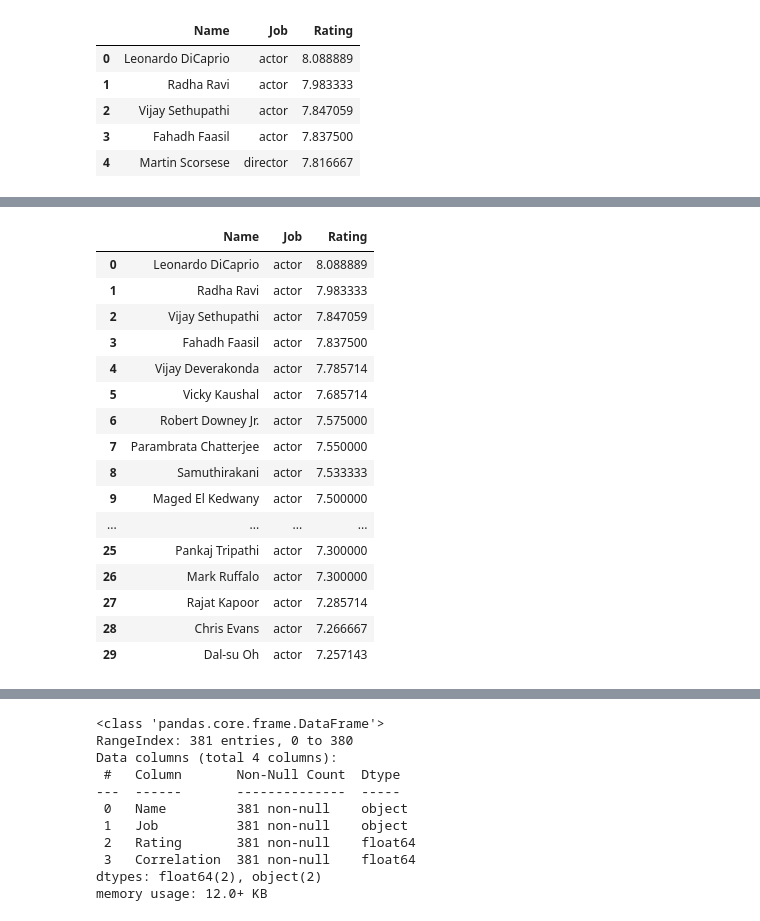
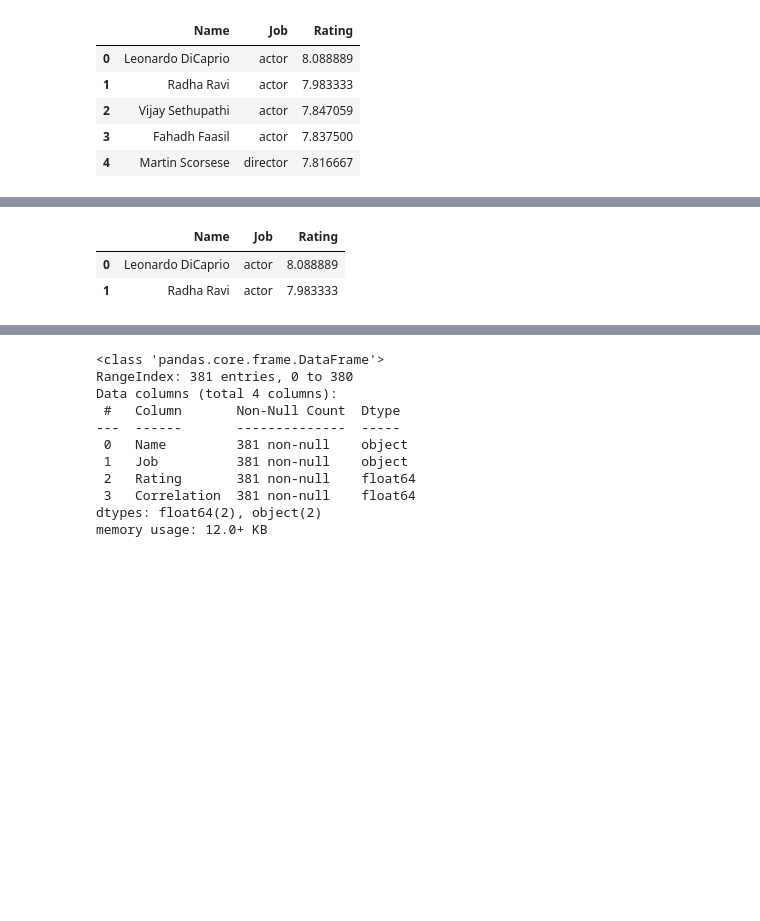
Before and after one commit to charlesmpan/FilmStudioMovieRec, a Jupyter notebook: final_notebook_cpan.ipynb, the cells around one changed output, grey strips where cells are left out. Cells and saved outputs as stored; diff of their text form; code cells hidden in the pictures; blank space fills up the shorter version.

```diff
--- a/final_notebook_cpan.ipynb
+++ b/final_notebook_cpan.ipynb
@@ -779,23 +757,9 @@ imdb_names.head(30)
 # %%
 imdb_actors = imdb_names.loc[imdb_names['Job']=='actor'].reset_index(drop=True)
-imdb_actors.head(30) #Actors
+imdb_actors.head(2) #Actors only
 # %% [output]
 |  | Name | Job | Rating |
 | 0 | Leonardo DiCaprio | actor | 8.088889 |
 | 1 | Radha Ravi | actor | 7.983333 |
-| 2 | Vijay Sethupathi | actor | 7.847059 |
-| 3 | Fahadh Faasil | actor | 7.837500 |
-| 4 | Vijay Deverakonda | actor | 7.785714 |
-| 5 | Vicky Kaushal | actor | 7.685714 |
-| 6 | Robert Downey Jr. | actor | 7.575000 |
-| 7 | Parambrata Chatterjee | actor | 7.550000 |
-| 8 | Samuthirakani | actor | 7.533333 |
-| 9 | Maged El Kedwany | actor | 7.500000 |
-| ... | ... | ... | ... |
-| 25 | Pankaj Tripathi | actor | 7.300000 |
-| 26 | Mark Ruffalo | actor | 7.300000 |
-| 27 | Rajat Kapoor | actor | 7.285714 |
-| 28 | Chris Evans | actor | 7.266667 |
-| 29 | Dal-su Oh | actor | 7.257143 |
 # %%
 actors_corr = pd.DataFrame({'Correlation':[imdb_work.loc[imdb_work['Name'] == actor]['MovieYear'].corr(imdb_work.loc[imdb_work['Name'] == actor]['AvgRating']) for actor in imdb_actors['Name']]})
```
Also changed, not shown: parts of 36 cells of this notebook.
